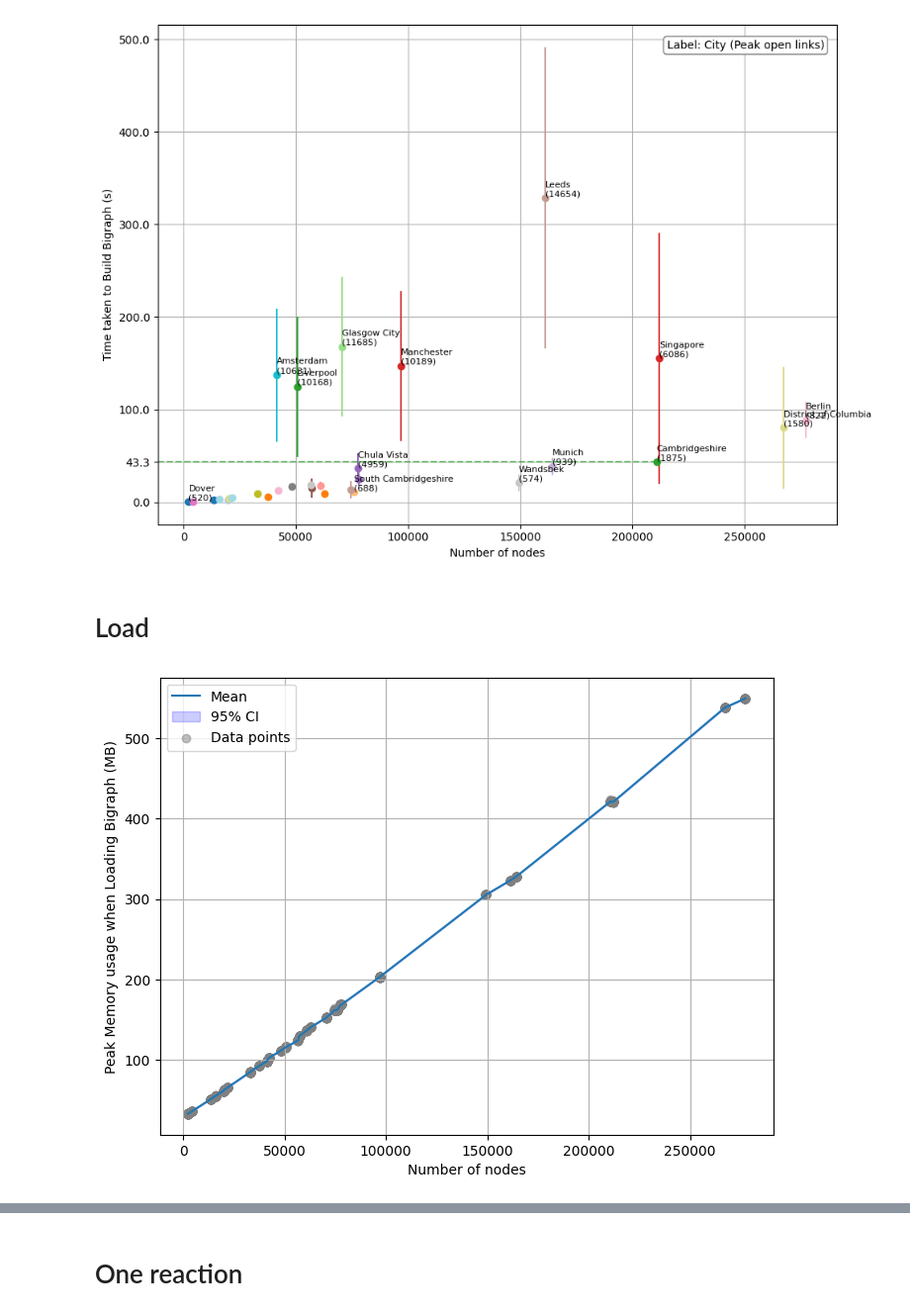
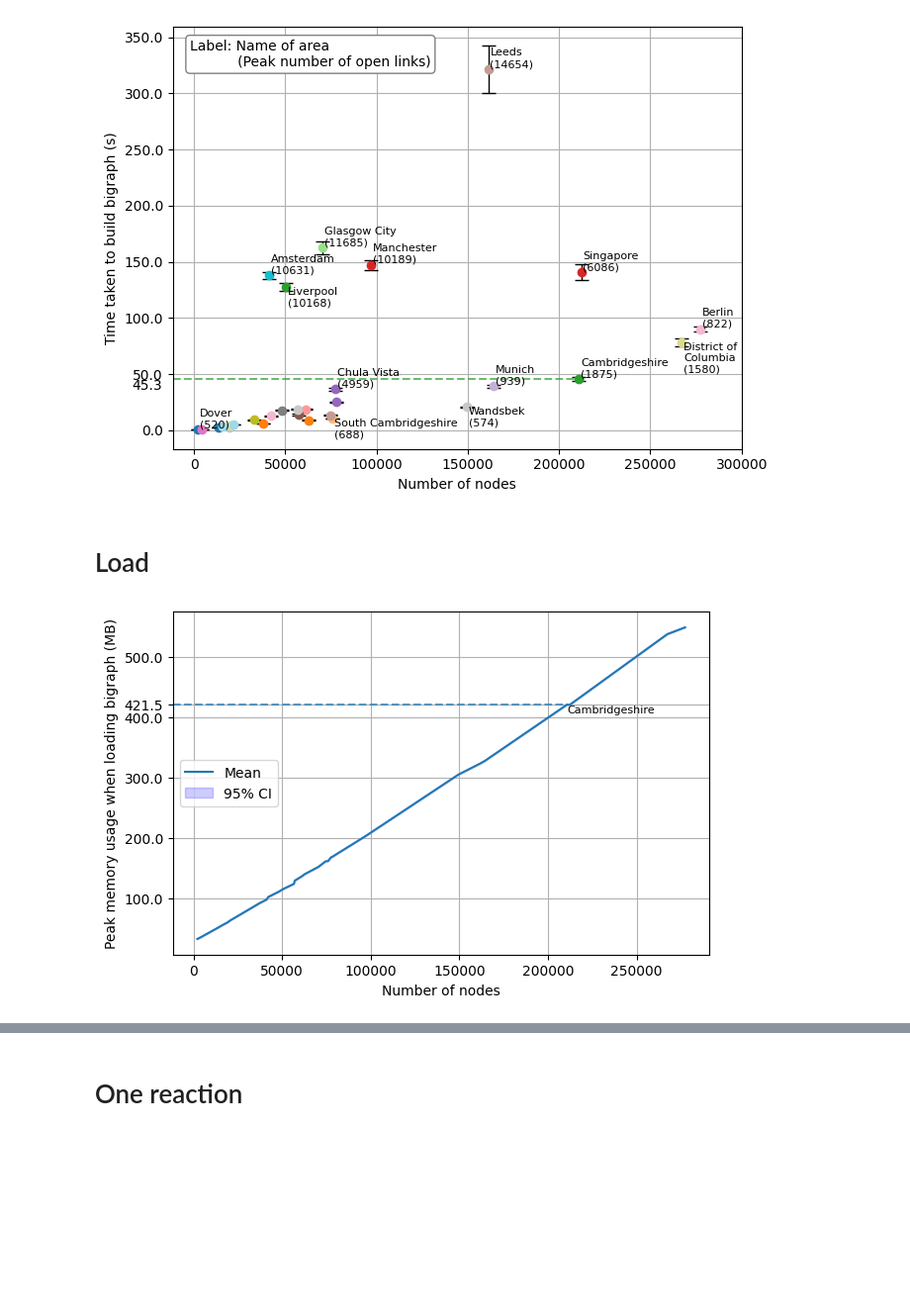
Before and after one commit to ric-almeida/bigraph-of-the-world, a Jupyter notebook: experiments/plot_results.ipynb, the cells around one changed output, grey strips where cells are left out. Shown: that part at 99% size. Saved outputs shown, nothing was run; the diff lists cells and outputs as text; code cells hidden in the pictures; blank space fills up the shorter version.

```diff
--- a/experiments/plot_results.ipynb
+++ b/experiments/plot_results.ipynb
@@ -60,7 +70,7 @@ sems = grouped["Bigraph built in"].apply(sem)
 conf95 = sems * t.ppf(0.975, counts-1)
 
 # Prepare plot
-plt.figure(figsize=(10, 7))
+plt.figure(figsize=(7, 5))
 
 names = df["name"].unique()
 colors = plt.get_cmap("tab20", len(names))
@@ -74,7 +84,9 @@ for idx, name in enumerate(names):
     name_nodes = name_means.index
     plt.errorbar(
         name_nodes, name_means.values, yerr=name_conf.values,
-        fmt='o', label=name, color=colors(idx)
+        fmt='o',
+        label=name, color=colors(idx),
+        capsize=5, ecolor="black", elinewidth=1
     )
     # Add label beside each mean point
     for x, y in zip(name_nodes, name_means.values):
@@ -85,17 +97,21 @@ for idx, name in enumerate(names):
             max_open_links = max(open_links) if open_links else 0
         except Exception:
             max_open_links = 0
-        if x>100000 or y>100 or name=="Dover" or name=="South Cambridgeshire" or name=="Chula Vista":
-            plt.text(x, y, f"{name}\n({max_open_links})", fontsize=8, ha='left', va='bottom')
+        if name=="District of Columbia":
+            plt.text(x+1000, y, f"District of\nColumbia\n({max_open_links})", fontsize=8, ha='left', va='top')
+        elif name=="South Cambridgeshire" or name=="Liverpool" or name=="Wandsbek":
+            plt.text(x+1000, y, f"{name}\n({max_open_links})", fontsize=8, ha='left', va='top')
+        elif x>100000 or y>100 or name=="Dover" or name=="Chula Vista":
+            plt.text(x+1000, y, f"{name}\n({max_open_links})", fontsize=8, ha='left', va='bottom')
 
 plt.xlabel("Number of nodes")
-plt.ylabel("Time taken to Build Bigraph (s)")
+plt.ylabel("Time taken to build bigraph (s)")
 # plt.title("Time to Build Bigraph vs Number of nodes")
 # plt.legend()
 
 plt.text(
-    0.75, 0.97,  # x, y position in axes fraction (0-1)
-    "Label: City (Peak open links)",
+    0.03, 0.97,  # x, y position in axes fraction (0-1)
+    "Label: Name of area\n           (Peak number of open links)",
     transform=plt.gca().transAxes,  # Use axes coordinates
     fontsize=10,
     verticalalignment='top',
@@ -103,52 +119,62 @@ plt.text(
 )
 
 camb_mean = means.loc["Cambridgeshire"].values[0]
-xlim = plt.xlim()
+xlim = (plt.xlim()[0],300000)
 ylim = plt.ylim()
 plt.hlines(y=camb_mean, xmin=xlim[0], xmax=210768,linestyle="dashed", color=camb_color, alpha=0.7)
 plt.xlim(xlim)
-plt.yticks(list(plt.yticks()[0]) + [camb_mean])
+plt.gca().yaxis.set_major_formatter(FormatStrFormatter('%.1f'))
+plt.yticks(list(plt.yticks()[0]) )
+plt.text(xlim[0]-6000, camb_mean, "{:.1f}".format(camb_mean), ha='right', va='top')
 plt.ylim(ylim)
 
 plt.grid(True)
 plt.tight_layout()
 plt.show()
 # %% [output]
-[figure, old version]
+[figure, new version]
 # %% [markdown]
 # Load
 # %%
 df = pd.read_csv("experiment_results_load.csv")
 
 # Convert columns to numeric
 df["Number of nodes"] = pd.to_numeric(df["Number of nodes"], errors="coerce")
 df["Maximum resident set size (kbytes)"] = pd.to_numeric(df["Maximum resident set size (kbytes)"], errors="coerce")
 
 # Sort by Number of nodes
 df = df.sort_values("Number of nodes")
 
 # Group by Number of nodes and calculate mean and 95% CI
 means = df.groupby("Number of nodes")["Maximum resident set size (kbytes)"].mean() / 1024  # MB
 counts = df.groupby("Number of nodes")["Maximum resident set size (kbytes)"].count()
 sems = df.groupby("Number of nodes")["Maximum resident set size (kbytes)"].apply(sem)
 conf95 = sems * t.ppf(0.975, counts-1) / 1024  # MB
 
 x = means.index
 y = means.values
 
-plt.figure(figsize=(8, 6))
+plt.figure(figsize=(7, 4.5))
 plt.plot(x, y, label="Mean")
 plt.fill_between(x, y - conf95, y + conf95, color="b", alpha=0.2, label="95% CI")
-plt.scatter(df["Number of nodes"], df["Maximum resident set size (kbytes)"] / 1024, color="gray", alpha=0.5, label="Data points")
+# plt.scatter(df["Number of nodes"], df["Maximum resident set size (kbytes)"] / 1024, color="gray", alpha=0.5, label="Data points")
+
+xlim = plt.xlim()
+ylim = plt.ylim()
+plt.hlines(y=means[210768], xmin=xlim[0], xmax=210768,linestyle="dashed", alpha=0.7)
+plt.text(210768, means[210768], "Cambridgeshire", fontsize=8, ha='left', va='top')
+plt.xlim(xlim)
+plt.yticks(list(plt.yticks()[0]) + [means[210768]])
+plt.ylim(ylim)
 
 plt.xlabel("Number of nodes")
-plt.ylabel("Peak Memory usage when Loading Bigraph (MB)")
+plt.ylabel("Peak memory usage when loading bigraph (MB)")
 # plt.title("Maximum resident set size vs Number of nodes (load)\nMean and 95% Confidence Interval")
 plt.grid(True)
-plt.legend()
+plt.legend(loc='center left')
 plt.show()
 # %% [output]
-[figure, old version]
+[figure, new version]
 # %%
 df = pd.read_csv("experiment_results_load.csv")
 
```
Also changed, not shown: parts of 10 cells of this notebook, 18 other files.
